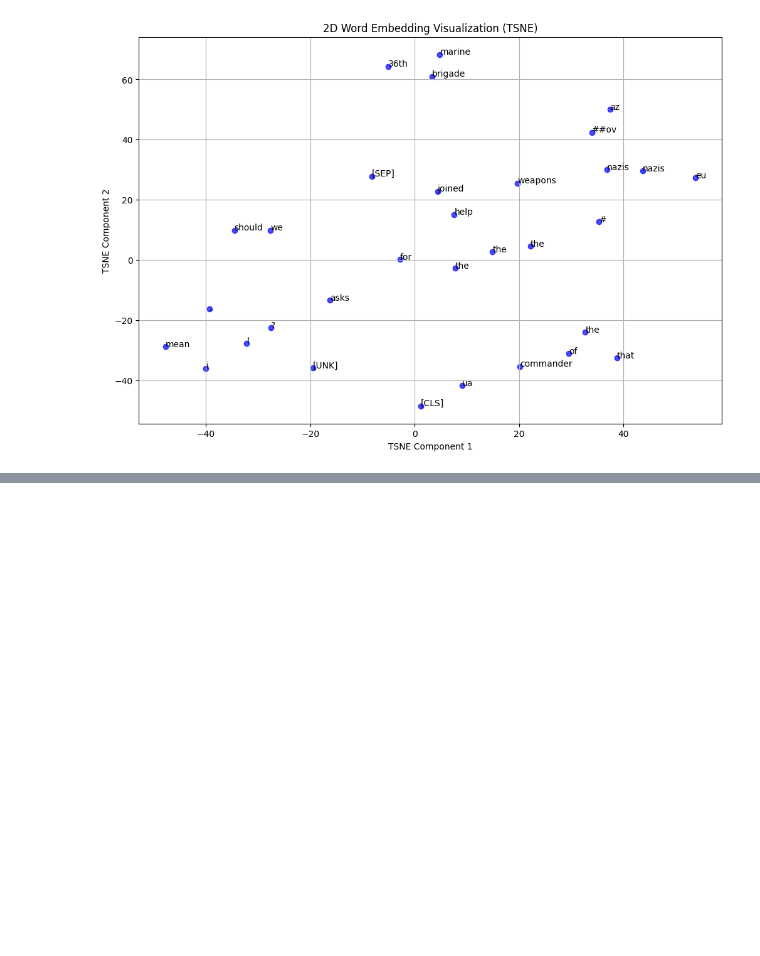
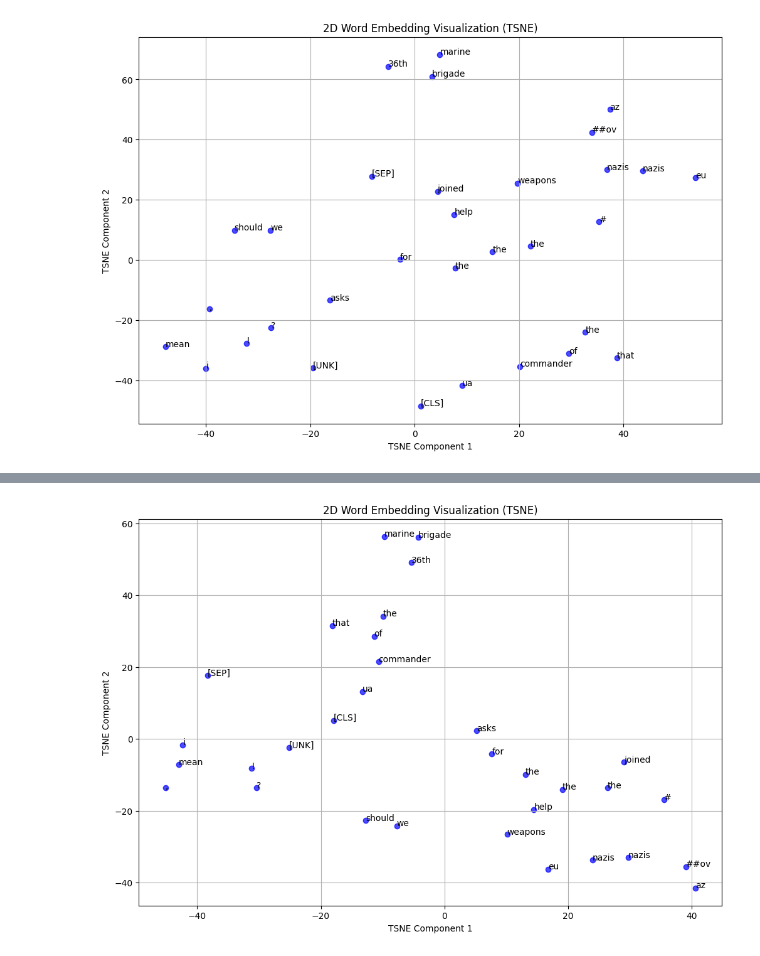
Before and after one commit to Susena-V/NLP_Misinformation, a Jupyter notebook: Final_BERT.ipynb, the cells around one changed output, grey strips where cells are left out. Cells and saved outputs as stored; diff of their text form; code cells hidden in the pictures; blank space fills up the shorter version.

```diff
--- a/Final_BERT.ipynb
+++ b/Final_BERT.ipynb
@@ -878,7 +585,0 @@ plt.show()
-# %%
-# Misclassified examples
-misclassified_indices = np.where(y_test != y_pred)[0]
-
-print("Misclassified Sentences:")
-for idx in misclassified_indices:
-    print(f"True Label: {y_test.iloc[idx]}, Predicted Label: {y_pred[idx]}, Sentence: {X_test.iloc[idx]}")
@@ -954,10 +585,0 @@ def plot_word_embeddings(tokens, embeddings, reduction_method='pca'):
-# %%
-# Example sentence
-sentence = """UA commander of the 36th Marine brigade that joined the #Azov Nazis asks the EU for weapons!
-I mean, we should help the Nazis?😳😮😱"""
-
-# Generate word embeddings
-tokens, embeddings = generate_word_embeddings(sentence, tokenizer, hyperparam_finetuned_model, device=device)
-
-# Plot embeddings
-plot_word_embeddings(tokens, embeddings, reduction_method='tsne')  # Use 'pca' or 'tsne'
@@ -1540,3 +1125,15 @@ def plot_attention_scores(sentence, tokenizer, model, device='cpu', layer=0, hea
+# %%
+# Example sentence
+sentence = """UA commander of the 36th Marine brigade that joined the #Azov Nazis asks the EU for weapons!
+I mean, we should help the Nazis?😳😮😱"""
+
+# Generate word embeddings
+tokens, embeddings = generate_word_embeddings(sentence, pretrained_tokenizer, finetune_model, device=device)
+
+# Plot embeddings
+plot_word_embeddings(tokens, embeddings, reduction_method='tsne')  # Use 'pca' or 'tsne'
+# %% [output]
+[figure, added]
 # %%
 # Example sentence
 sentence = """UA commander of the 36th Marine brigade that joined the #Azov Nazis asks the EU for weapons!
```
Also changed, not shown: parts of 47 cells of this notebook.
